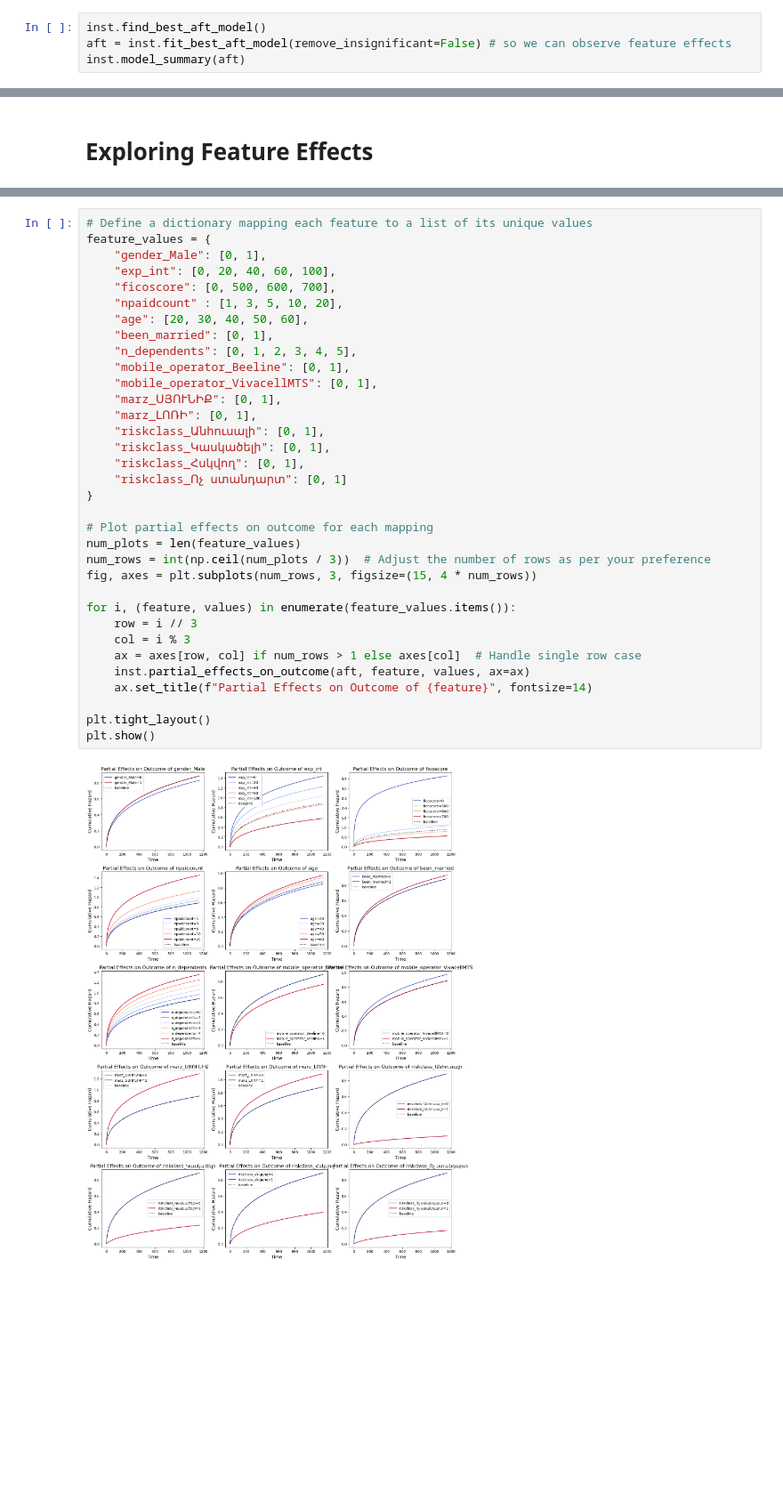
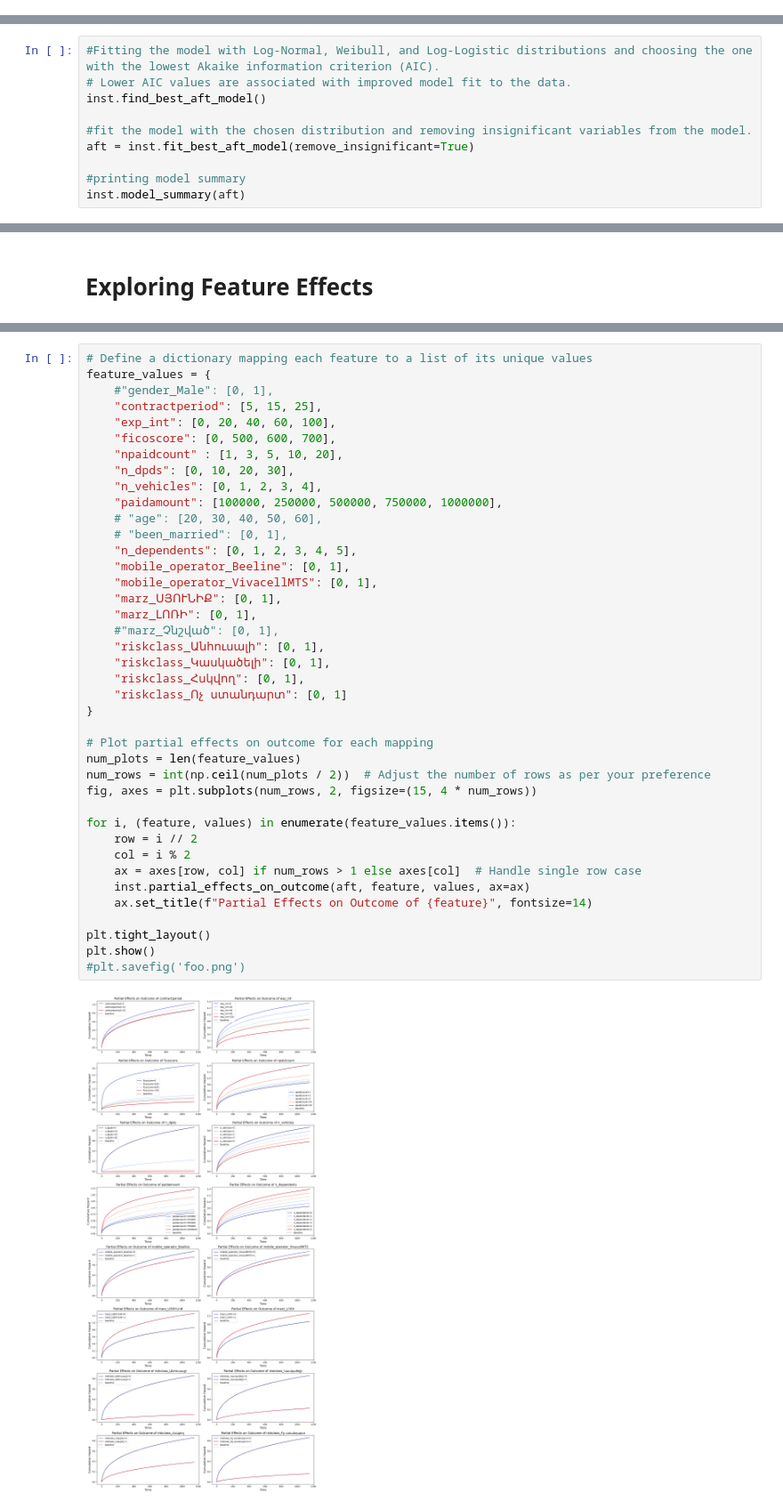
Before and after one commit to anmanasyan/DS299-Capstone, a Jupyter notebook: survival_pipeline/model/survival_analysis.ipynb, the cells around one changed output, grey strips where cells are left out. Shown at 89% size. Saved outputs shown, nothing was run; the diff lists cells and outputs as text; blank space fills up the shorter version.

Commit message:
adjusted modelling

```diff
--- a/survival_pipeline/model/survival_analysis.ipynb
+++ b/survival_pipeline/model/survival_analysis.ipynb
@@ -274,6 +283,2 @@ The Kaplan-Meier survival curve displayed above exhibits a promising trend - sur
 # %% [markdown]
 * # Accelerated Failure Time (AFT)
-# %%
-inst.find_best_aft_model()
-aft = inst.fit_best_aft_model(remove_insignificant=False) # so we can observe feature effects
-inst.model_summary(aft)
@@ -329,0 +291,10 @@ Index(['contractperiod', 'exp_int', 'ficoscore', 'marz_ԼՈՌԻ', 'marz_Չնշվ
+# %%
+#Fitting the model with Log-Normal, Weibull, and Log-Logistic distributions and choosing the one with the lowest Akaike information criterion (AIC).
+# Lower AIC values are associated with improved model fit to the data.
+inst.find_best_aft_model()
+
+#fit the model with the chosen distribution and removing insignificant variables from the model.
+aft = inst.fit_best_aft_model(remove_insignificant=True)
+
+#printing model summary
+inst.model_summary(aft)
@@ -355,37 +364,43 @@ Overall, these results suggest that the model has decent predictive performance
 # %%
 # Define a dictionary mapping each feature to a list of its unique values
 feature_values = {
-    "gender_Male": [0, 1],
+    #"gender_Male": [0, 1],
+    "contractperiod": [5, 15, 25],
     "exp_int": [0, 20, 40, 60, 100],
     "ficoscore": [0, 500, 600, 700],
     "npaidcount" : [1, 3, 5, 10, 20],
-    "age": [20, 30, 40, 50, 60],
-    "been_married": [0, 1],
+    "n_dpds": [0, 10, 20, 30],
+    "n_vehicles": [0, 1, 2, 3, 4],
+    "paidamount": [100000, 250000, 500000, 750000, 1000000],
+    # "age": [20, 30, 40, 50, 60],
+    # "been_married": [0, 1],
     "n_dependents": [0, 1, 2, 3, 4, 5],
     "mobile_operator_Beeline": [0, 1],
     "mobile_operator_VivacellMTS": [0, 1],
     "marz_ՍՅՈՒՆԻՔ": [0, 1],
     "marz_ԼՈՌԻ": [0, 1],
+    #"marz_Չնշված": [0, 1],
     "riskclass_Անհուսալի": [0, 1],
     "riskclass_Կասկածելի": [0, 1],
     "riskclass_Հսկվող": [0, 1],
     "riskclass_Ոչ ստանդարտ": [0, 1]
 }
 
 # Plot partial effects on outcome for each mapping
 num_plots = len(feature_values)
-num_rows = int(np.ceil(num_plots / 3))  # Adjust the number of rows as per your preference
-fig, axes = plt.subplots(num_rows, 3, figsize=(15, 4 * num_rows))
+num_rows = int(np.ceil(num_plots / 2))  # Adjust the number of rows as per your preference
+fig, axes = plt.subplots(num_rows, 2, figsize=(15, 4 * num_rows))
 
 for i, (feature, values) in enumerate(feature_values.items()):
-    row = i // 3
-    col = i % 3
+    row = i // 2
+    col = i % 2
     ax = axes[row, col] if num_rows > 1 else axes[col]  # Handle single row case
     inst.partial_effects_on_outcome(aft, feature, values, ax=ax)
     ax.set_title(f"Partial Effects on Outcome of {feature}", fontsize=14)
 
 plt.tight_layout()
 plt.show()
+#plt.savefig('foo.png')
 # %% [output]
-[figure, old version]
+[figure, new version]
 # %% [markdown]
```
Also changed, not shown: parts of 22 cells of this notebook, 1 other file.
